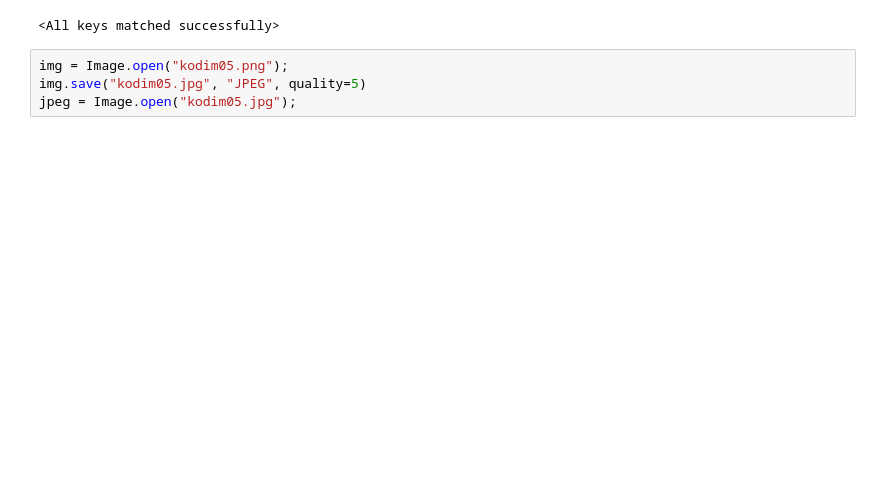
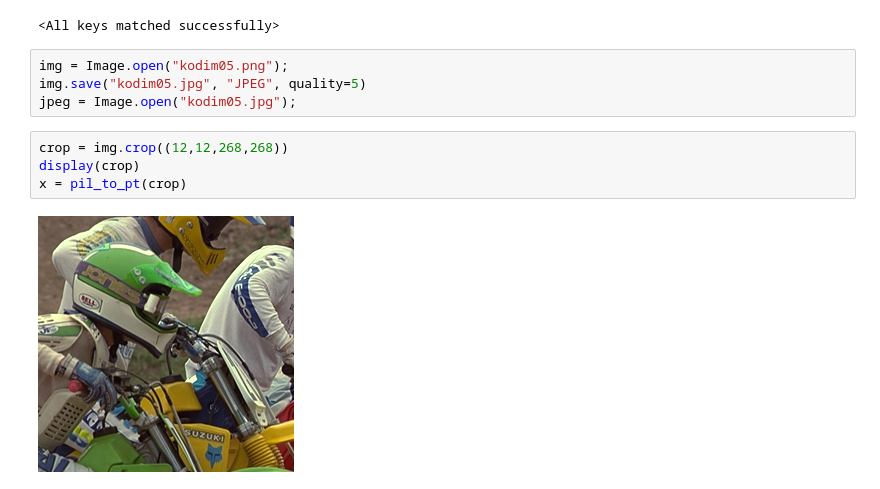
Before and after one commit to danjacobellis/moco, a Jupyter notebook: vimeo_VQVAE_inference.ipynb, the cells around one changed output. Cells and saved outputs as stored; diff of their text form; blank space fills up the shorter version.

```diff
--- a/vimeo_VQVAE_inference.ipynb
+++ b/vimeo_VQVAE_inference.ipynb
@@ -88,3 +87,9 @@ net.load_state_dict(checkpoint['model_state_dict'])
 img = Image.open("kodim05.png");
 img.save("kodim05.jpg", "JPEG", quality=5)
 jpeg = Image.open("kodim05.jpg");
+# %%
+crop = img.crop((12,12,268,268))
+display(crop)
+x = pil_to_pt(crop)
+# %% [output]
+[figure, added]
```
Also changed, not shown: parts of 9 cells of this notebook, 1 other file.
